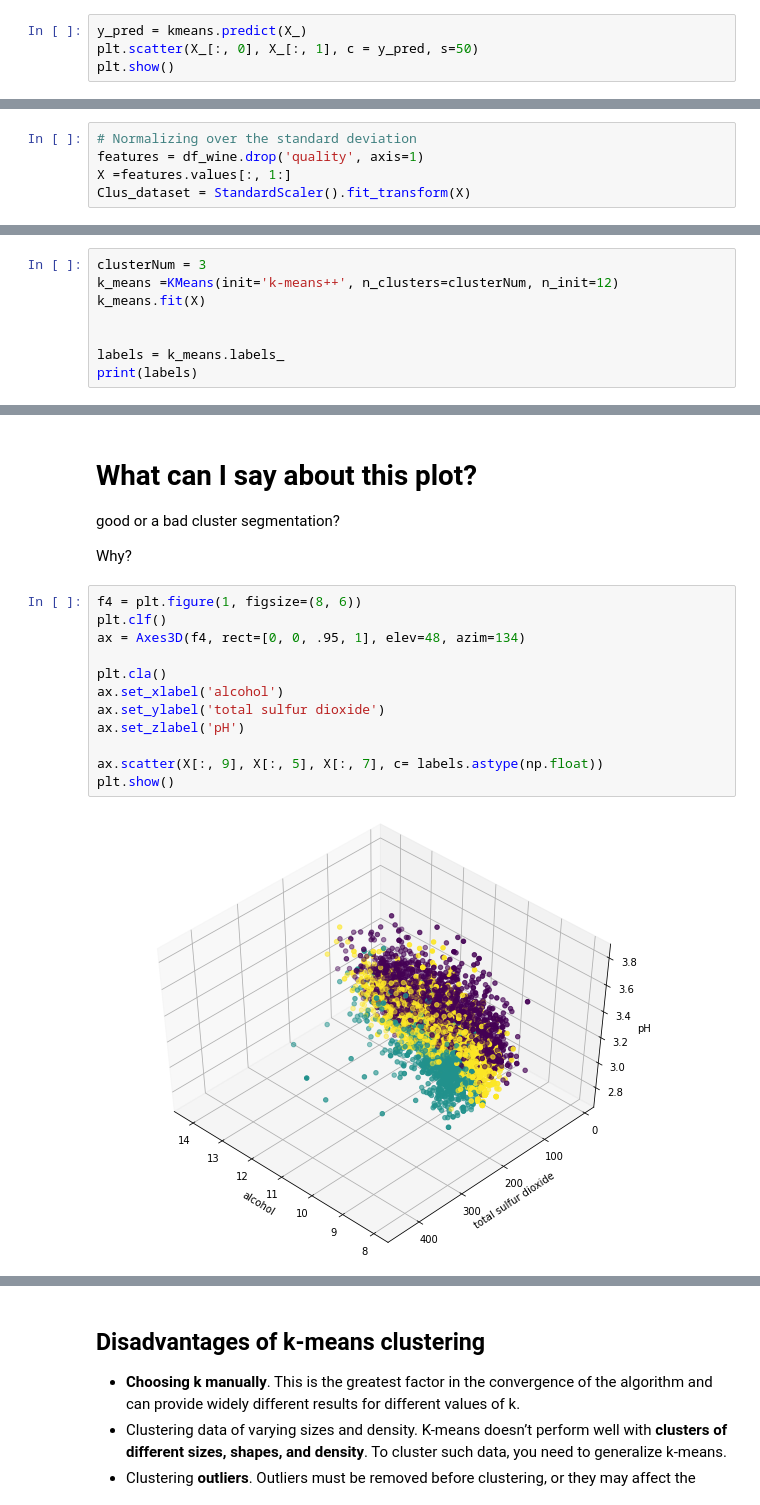
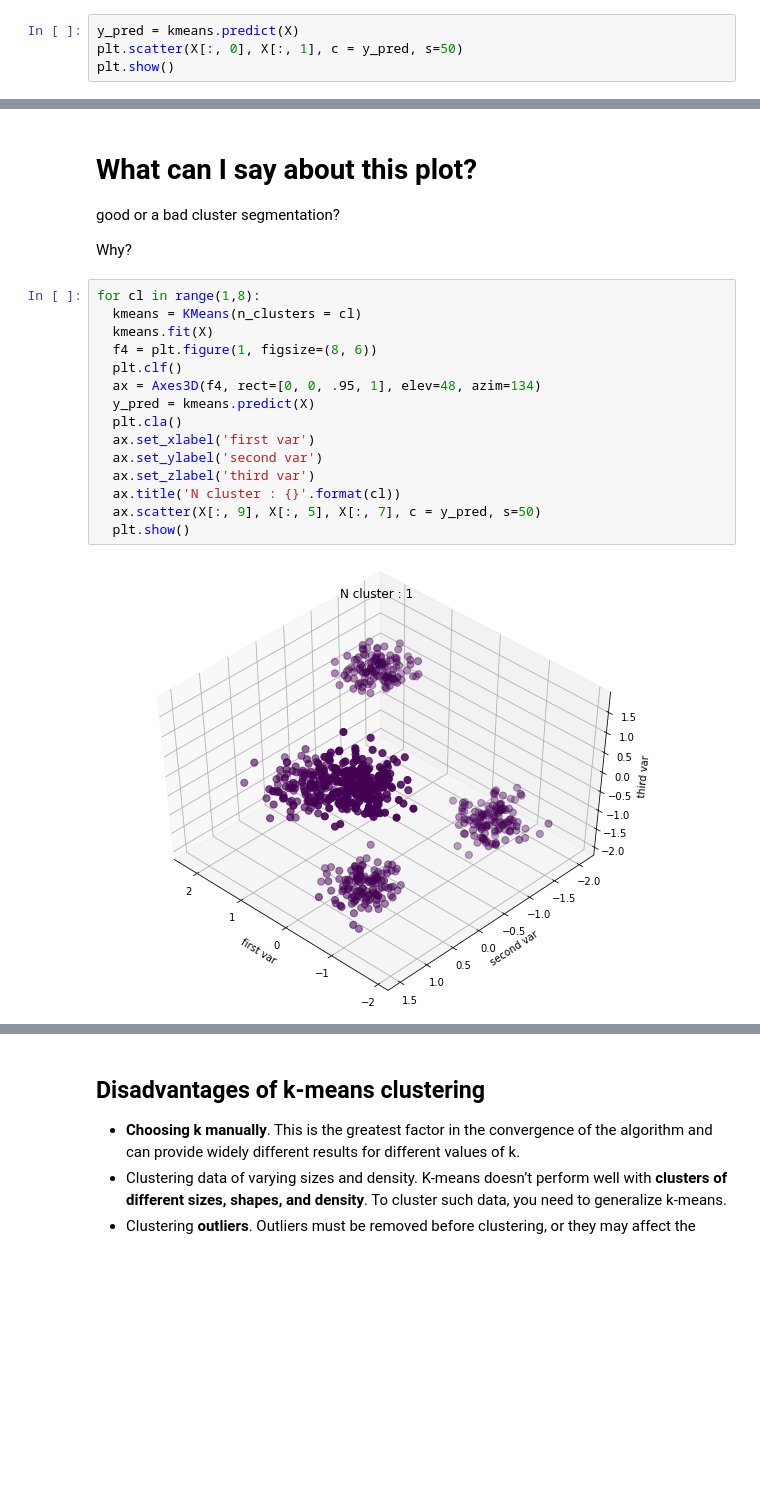
Before and after one commit to matteoalberti/Lectures_introUML_Experis2020, a Jupyter notebook: Day1_UML.ipynb, the cells around one changed output, grey strips where cells are left out. Drawn from its saved outputs; the diff is of its cells as text; blank space fills up the shorter version.

```diff
--- a/Day1_UML.ipynb
+++ b/Day1_UML.ipynb
@@ -135,5 +141,5 @@ KMeans(algorithm='auto', copy_x=True, init='k-means++', max_iter=300,
        random_state=None, tol=0.0001, verbose=0)
 # %%
-y_pred = kmeans.predict(X_)
-plt.scatter(X_[:, 0], X_[:, 1], c = y_pred, s=50)
+y_pred = kmeans.predict(X)
+plt.scatter(X[:, 0], X[:, 1], c = y_pred, s=50)
 plt.show()
@@ -150,8 +171,3 @@ df_wine = pd.read_csv('http://archive.ics.uci.edu/ml/machine-learning-databases/
-# %%
-# Normalizing over the standard deviation
-features = df_wine.drop('quality', axis=1)
-X =features.values[:, 1:]
-Clus_dataset = StandardScaler().fit_transform(X)
 # %%
 wcss = []
 for i in range(1,11):
@@ -169,8 +185,0 @@ plt.show()
-# %%
-clusterNum = 3
-k_means =KMeans(init='k-means++', n_clusters=clusterNum, n_init=12)
-k_means.fit(X)
-
-
-labels = k_means.labels_
-print(labels)
@@ -211,16 +190,19 @@ good or a bad cluster segmentation?
 
 Why?
 # %%
-f4 = plt.figure(1, figsize=(8, 6))
-plt.clf()
-ax = Axes3D(f4, rect=[0, 0, .95, 1], elev=48, azim=134)
-
-plt.cla()
-ax.set_xlabel('alcohol')
-ax.set_ylabel('total sulfur dioxide')
-ax.set_zlabel('pH')
-
-ax.scatter(X[:, 9], X[:, 5], X[:, 7], c= labels.astype(np.float))
-plt.show()
+for cl in range(1,8):
+  kmeans = KMeans(n_clusters = cl)
+  kmeans.fit(X)
+  f4 = plt.figure(1, figsize=(8, 6))
+  plt.clf()
+  ax = Axes3D(f4, rect=[0, 0, .95, 1], elev=48, azim=134)
+  y_pred = kmeans.predict(X)
+  plt.cla()
+  ax.set_xlabel('first var')
+  ax.set_ylabel('second var')
+  ax.set_zlabel('third var')
+  ax.title('N cluster : {}'.format(cl))
+  ax.scatter(X[:, 9], X[:, 5], X[:, 7], c = y_pred, s=50)
+  plt.show()
 # %% [output]
-[figure, old version]
+[figure, new version]
```
Also changed, not shown: parts of 39 cells of this notebook.
